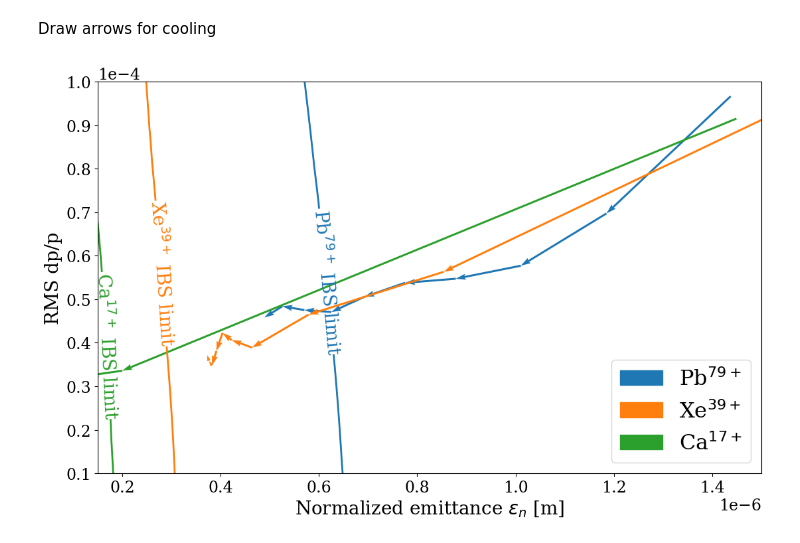
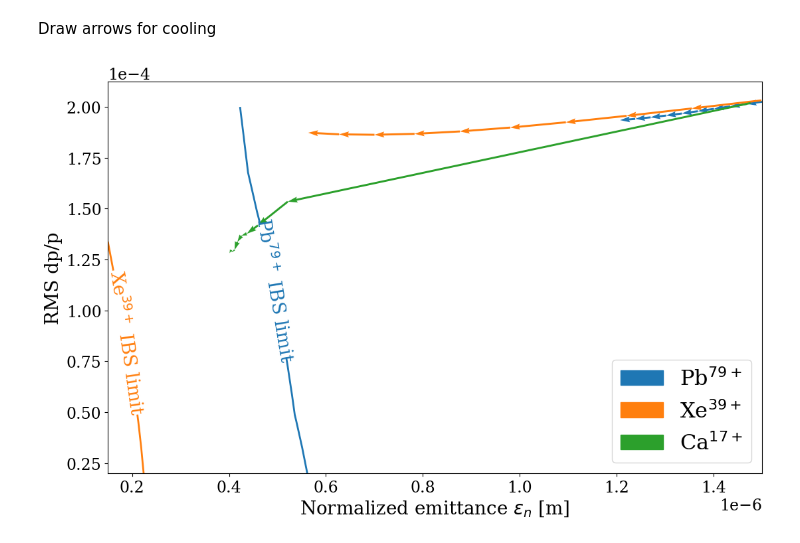
Before and after one commit to pkruyt/laser_cooling, a Jupyter notebook: SPS/SPS_pulsed/nonlinear_lattice/Plot_SPS_IBS.ipynb, the cells around one changed output. Cells and saved outputs as stored; diff of their text form; code cells hidden in the pictures.

```diff
--- a/SPS/SPS_pulsed/nonlinear_lattice/Plot_SPS_IBS.ipynb
+++ b/SPS/SPS_pulsed/nonlinear_lattice/Plot_SPS_IBS.ipynb
@@ -39,7 +39,11 @@ Done compiling ContextCpu kernels.
 # %% [markdown]
 Loop over both sig_delta and emittance
 # %%
-# # Load the data from the saved .npz file
-loaded_data = np.load('../linear_lattice/results/cooling_rates.npz')
-transverse_growth_rate_list = loaded_data['transverse_growth_rate_list']
-#longitundinal_growth_rate=loaded_data['longitundinal_growth_rate']
+# # # Load the data from the saved .npz file
+# loaded_data = np.load('../linear_lattice/results/cooling_rates.npz')
+# transverse_growth_rate_list = loaded_data['transverse_growth_rate_list']
+# longitudinal_growth_rate=loaded_data['longitudinal_growth_rate']
+
+# loaded_data = np.load('../linear_lattice/results/optimal_laser_x/{ion_loop.name}.npz')
+# transverse_growth_rate_list = loaded_data['transverse_growth_rate_list']
+# longitudinal_growth_rate=loaded_data['longitudinal_growth_rate']
@@ -88,25 +219,28 @@ for i,ion_loop in tqdm(enumerate(ions)):
 # %%
 for i,ion_loop in tqdm(enumerate(ions)):
-    data = np.load(f'IBS_results_bunched/{ion_loop.name}.npz')
-
     data = np.load(f'IBS_results_bunched/{ion_loop.name}.npz')
 
     growth_rates_2d_x = data['growth_rates_2d_x']
     growth_rates_2d_y = data['growth_rates_2d_y']
     growth_rates_2d_z = data['growth_rates_2d_z']
-    max_growth_rate = np.maximum.reduce([growth_rates_2d_x, growth_rates_2d_y, growth_rates_2d_z])
+    # max_growth_rate = np.maximum.reduce([growth_rates_2d_x, growth_rates_2d_y, growth_rates_2d_z])
     sig_delta_list = data['sig_delta_list']
     n_emitt_list = data['n_emitt_list']
     total_intensity = data['total_intensity']
 
+    loaded_data = np.load(f'../linear_lattice/results/optimal_laser_x/{ion_loop.name}.npz')
+    transverse_growth_rate_list = loaded_data['transverse_growth_rate_list']
+    longitudinal_growth_rate_list=loaded_data['longitudinal_growth_rate_list']
 
+    print(len(transverse_growth_rate_list))
     plt.figure(figsize=(12, 8))
     plt.rcParams.update({'font.size': 25})
-    threshold_transverse = -transverse_growth_rate_list[i]  # Set the threshold value
+    threshold_transverse = -min(transverse_growth_rate_list)  # Set the threshold value
 
-    plt.contour(n_emitt_list, sig_delta_list, growth_rates_2d_z, levels=[threshold_transverse], colors='orange', linewidths=2)
-    plt.contourf(n_emitt_list, sig_delta_list, growth_rates_2d_z, levels=[0,threshold_transverse], colors='green', linewidths=2)
-    plt.contourf(n_emitt_list, sig_delta_list, growth_rates_2d_z, levels=[threshold_transverse,np.inf], colors='red', linewidths=2)
+
+    plt.contour(n_emitt_list, sig_delta_list, growth_rates_2d_x, levels=[threshold_transverse], colors='orange')
+    plt.contourf(n_emitt_list, sig_delta_list, growth_rates_2d_x, levels=[0,threshold_transverse], colors='green')
+    plt.contourf(n_emitt_list, sig_delta_list, growth_rates_2d_x, levels=[threshold_transverse,np.inf], colors='red')
 
     plt.xlabel('Normalised emittance $\epsilon_n [\mu m]$', fontsize=20)
     plt.ylabel('RMS dp/p', fontsize=20)
@@ -204,7 +441,7 @@ cycle = plt.rcParams['axes.prop_cycle'].by_key()['color']
 
 for i, ion_loop in tqdm(enumerate(ions)):
     data = np.load(f'IBS_results_bunched/{ion_loop.name}.npz')
-    linear_results = np.load(f'../linear_lattice/results/{ion_loop.name}.npz')
+    linear_results = np.load(f'../linear_lattice/results/transverse/{ion_loop.name}.npz')
 
     delta = linear_results['delta']
     emittance_x = linear_results['emittance_x']
@@ -218,11 +455,20 @@ for i, ion_loop in tqdm(enumerate(ions)):
 
     # Plot the contour
     growth_rates_2d_x = data['growth_rates_2d_x']
+    growth_rates_2d_y = data['growth_rates_2d_y']
+    growth_rates_2d_z = data['growth_rates_2d_z']
     sig_delta_list = data['sig_delta_list']
     n_emitt_list = data['n_emitt_list']
     total_intensity = data['total_intensity']
-    threshold = -transverse_growth_rate_list[i]  # Set the threshold value
-    contour = plt.contour(n_emitt_list, sig_delta_list, growth_rates_2d_x, levels=[threshold], colors=cycle[i], linewidths=2)
+
+    loaded_data = np.load(f'../linear_lattice/results/optimal_laser_x/{ion_loop.name}.npz')
+    transverse_growth_rate_list = loaded_data['transverse_growth_rate_list']
+    longitudinal_growth_rate_list=loaded_data['longitudinal_growth_rate_list']
+
+    threshold_transverse = -min(transverse_growth_rate_list)  # Set the threshold value
+
+
+    contour = plt.contour(n_emitt_list, sig_delta_list, growth_rates_2d_x, levels=[threshold_transverse], colors=cycle[i], linewidths=2)
 
     # Label the contour lines with IBS limit
     #plt.clabel(contour, inline=True, fontsize=20, fmt='%1.2f')
@@ -240,31 +486,31 @@ for i, ion_loop in tqdm(enumerate(ions)):
         start_idx = j * step_size
         end_idx = (j + 1) * step_size
 
         # Calculate the start and end points of the segment
         start_x = emittance_x_values[start_idx]
         end_x = emittance_x_values[end_idx]
 
         start_y = rms_dp_p_values[start_idx]
         end_y = rms_dp_p_values[end_idx]
 
         # Plot the quiver plot for the segment
         plt.quiver(start_x, start_y, end_x - start_x, end_y - start_y, scale=1, scale_units='xy', angles='xy', color=cycle[i], width=0.003)
 
 
 plt.xlim([n_emitt_list[0],n_emitt_list[-1]])
 plt.xlabel('Normalized emittance $\epsilon_n$ [m]', fontsize=20)
 plt.ylabel('RMS dp/p', fontsize=20)
 plt.ticklabel_format(style='sci', axis='y', scilimits=(0, 0))
 
 plt.legend(handles=[
     Patch(color=cycle[0], label=f'{ions[0].name}'),
     Patch(color=cycle[1], label=f'{ions[1].name}'),
     Patch(color=cycle[2], label=f'{ions[2].name}'),
 ], loc='lower right')
 
 
 plt.tight_layout()
 plt.savefig('Equilibrium_emittance.png', dpi=300)
 plt.show()
 # %% [output]
-[figure, old version]
+[figure, new version]
```
Also changed, not shown: parts of 20 cells of this notebook, 47 other files.
